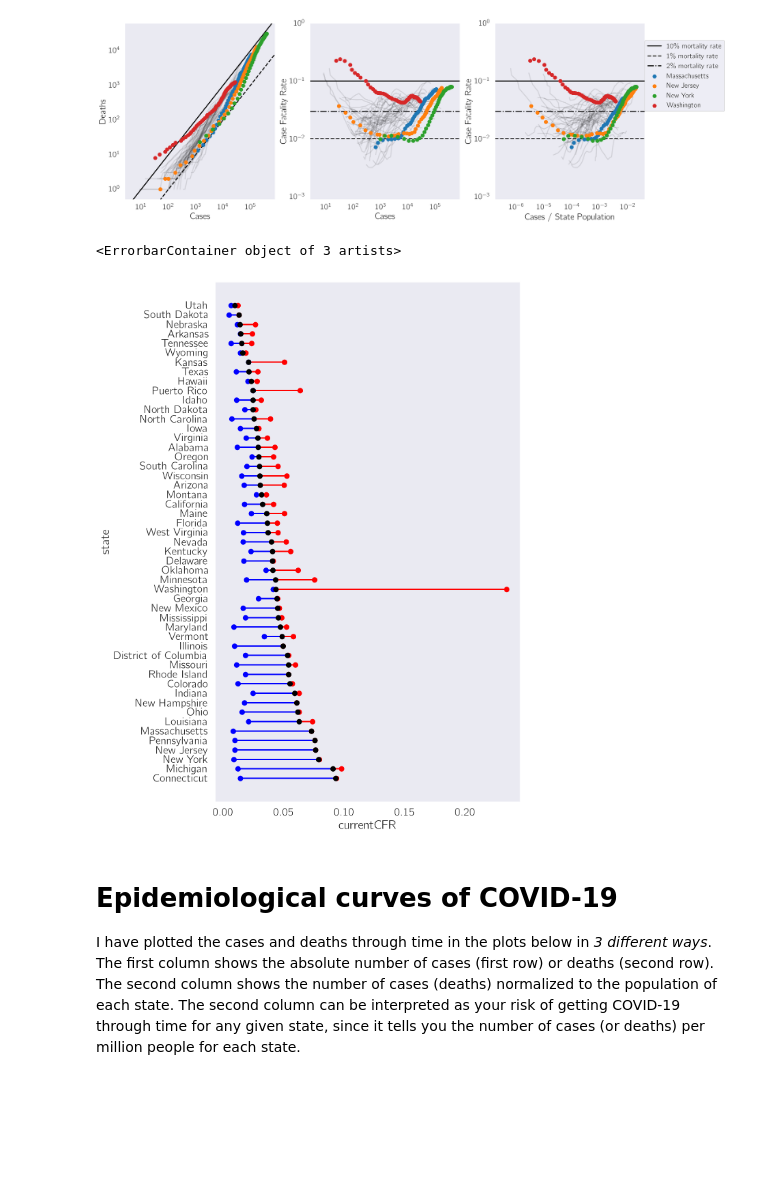
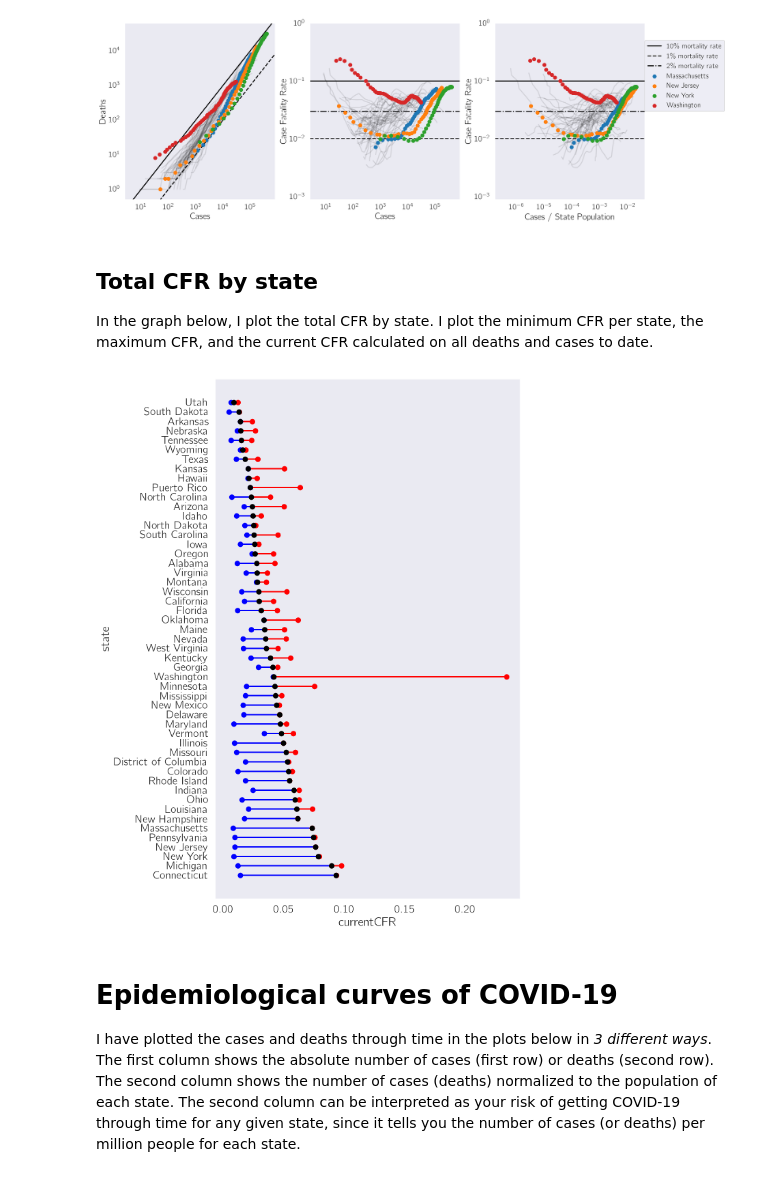
Before and after one commit to dangeles/dangeles.github.io, a Jupyter notebook: jupyter/covid19_rolling.ipynb, the cells around one changed output. Cells and saved outputs as stored; diff of their text form; code cells hidden in the pictures; blank space fills up the shorter version.

```diff
--- a/jupyter/covid19_rolling.ipynb
+++ b/jupyter/covid19_rolling.ipynb
@@ -90,24 +93,27 @@ ax[2].set_xlabel('Cases / State Population')
 plt.tight_layout()
 # %% [output]
 [figure]
+# %% [markdown]
+## Total CFR by state
+
+In the graph below, I plot the total CFR by state. I plot the minimum CFR per state, the maximum CFR, and the current CFR calculated on all deaths and cases to date.
 # %%
 cfr = df[df.deaths > 10].groupby('state').apply(lambda x: x.deaths / x.cases, ).reset_index()
 cfr.columns = ['state', 'level', 'CFR']
 cfr_max_curr = cfr.groupby('state').CFR.agg([np.min, np.max, lambda x: x.tail(1)]).reset_index()
 cfr_max_curr.columns = ['state', 'minCFR', 'maxCFR', 'currentCFR']
 cfr_max_curr.sort_values('currentCFR', inplace=True)
 
 fig, ax = plt.subplots(figsize=(8,14))
 sns.stripplot(x='maxCFR', y='state', data=cfr_max_curr, color='red', s=8, jitter=False)
 sns.stripplot(x='minCFR', y='state', data=cfr_max_curr, color='blue', s=8, jitter=False)
 sns.stripplot(x='currentCFR', y='state', data=cfr_max_curr, color='black', s=8, jitter=False)
 plt.errorbar(x=(cfr_max_curr.maxCFR + cfr_max_curr.currentCFR) / 2, y=cfr_max_curr.state,
              xerr=(cfr_max_curr.maxCFR - cfr_max_curr.currentCFR) / 2, fmt='none', color='red')
-plt.errorbar(x=(cfr_max_curr.minCFR + cfr_max_curr.currentCFR) / 2, y=cfr_max_curr.state,
-             xerr=(cfr_max_curr.minCFR - cfr_max_curr.currentCFR) / 2, fmt='none', color='blue')
+_ = plt.errorbar(x=(cfr_max_curr.minCFR + cfr_max_curr.currentCFR) / 2, y=cfr_max_curr.state,
+                 xerr=(cfr_max_curr.minCFR - cfr_max_curr.currentCFR) / 2, fmt='none', color='blue')
 # %% [output]
-<ErrorbarContainer object of 3 artists>
-[figure, old version]
+[figure, new version]
 # %% [markdown]
 # Epidemiological curves of COVID-19
 
```
Also changed, not shown: parts of 16 cells of this notebook, 1 other file.
